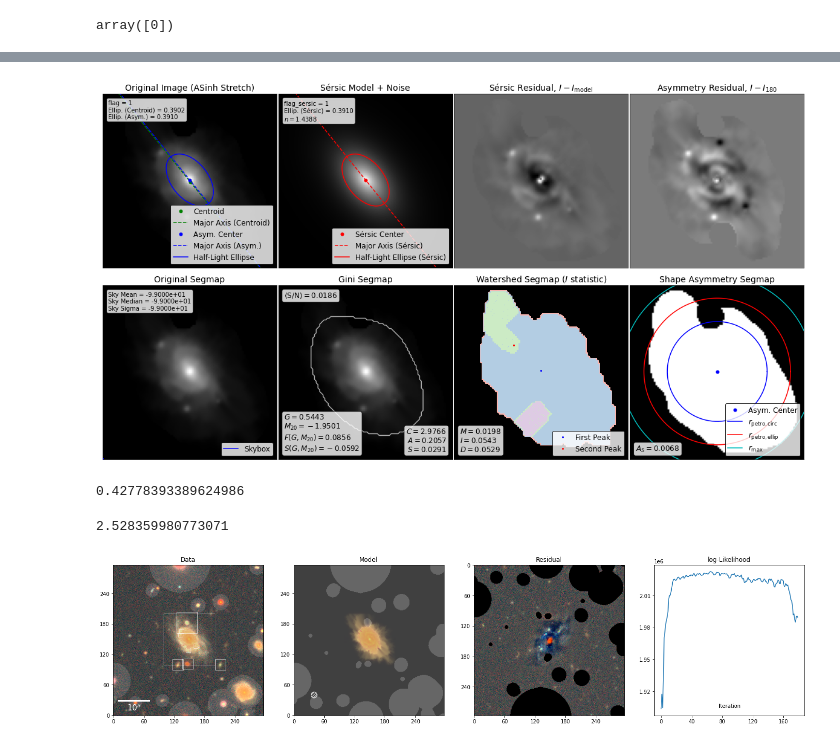
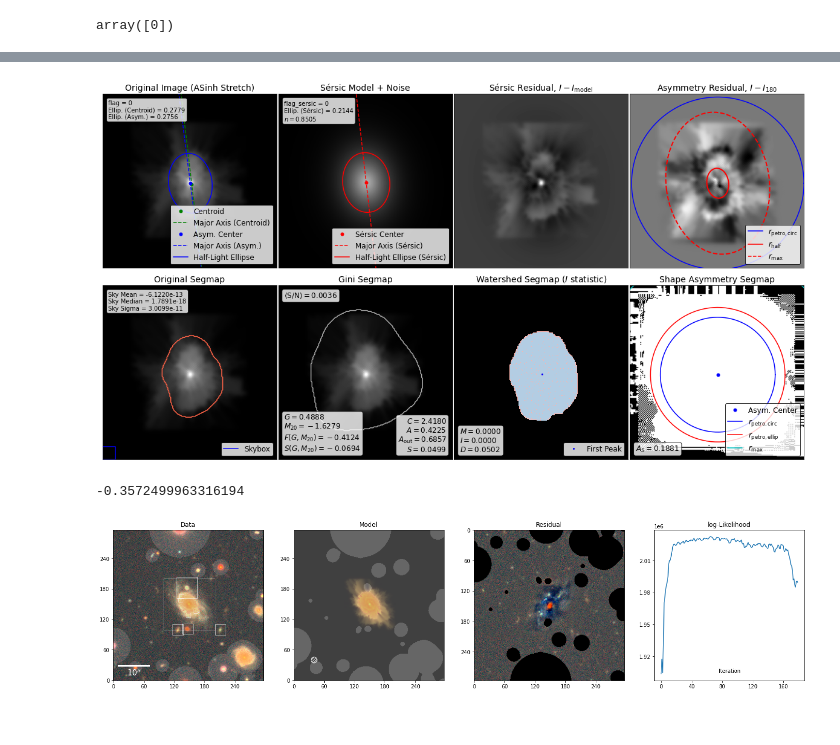
Before and after one commit to AstroJacobLi/kuaizi, a Jupyter notebook: diezi/scarlet_modeling/nsa_sample/NSA-structure-measure-detail-vanilla.ipynb, the cells around one changed output, grey strips where cells are left out. Drawn from its saved outputs; the diff is of its cells as text; code cells hidden in the pictures.

```diff
--- a/diezi/scarlet_modeling/nsa_sample/NSA-structure-measure-detail-vanilla.ipynb
+++ b/diezi/scarlet_modeling/nsa_sample/NSA-structure-measure-detail-vanilla.ipynb
@@ -185,24 +163,25 @@ display_single(segmap.astype(float), cmap=SEG_CMAP, scale='linear');
 # %%
-segmap = np.ones_like(img)
+# segmap = np.ones_like(img) # no segmap
 # %%
 source_morphs = statmorph.source_morphology(
     img, segmap, weightmap=np.sqrt(weights[filt]),
-    n_sigma_outlier=15, min_cutout_size=min_cutout_size, cutout_extent=2,
-    mask=mask, psf=None)#psfs[filt])
+    n_sigma_outlier=10, min_cutout_size=min_cutout_size,
+    cutout_extent=2.5,
+    skybox_size=14,
+    #petro_extent_cas=1,
+    #petro_fraction_gini=0.1,
+    mask=mask,
+    psf=psfs[filt])
 morph = source_morphs[0]
-# %%
-from statmorph.utils.image_diagnostics import make_figure
-fig = make_figure(morph, asinh_a=0.1)
-# %% [output]
-[figure, removed]
-# %%
-morph.rhalf_ellip * 0.168
-# %% [output]
-0.42778393389624986
-# %%
-morph.rhalf_circ
-# %% [output]
-2.528359980773071
+# %%
+from statmorph.utils.image_diagnostics import make_figure
+fig = make_figure(morph, asinh_a=0.8)
+# %% [output]
+[figure, added]
+# %%
+morph.orientation_asymmetry
+# %% [output]
+-0.3572499963316194
 # %%
 lsbg_cat = Table.read('./Cutout/NSA/nsa_cutout_cat_1013.fits')
 lsbg = lsbg_cat[np.where(lsbg_cat['viz-id'] == 5798)[0]][0]
```
Also changed, not shown: parts of 23 cells of this notebook, 6 other files.
